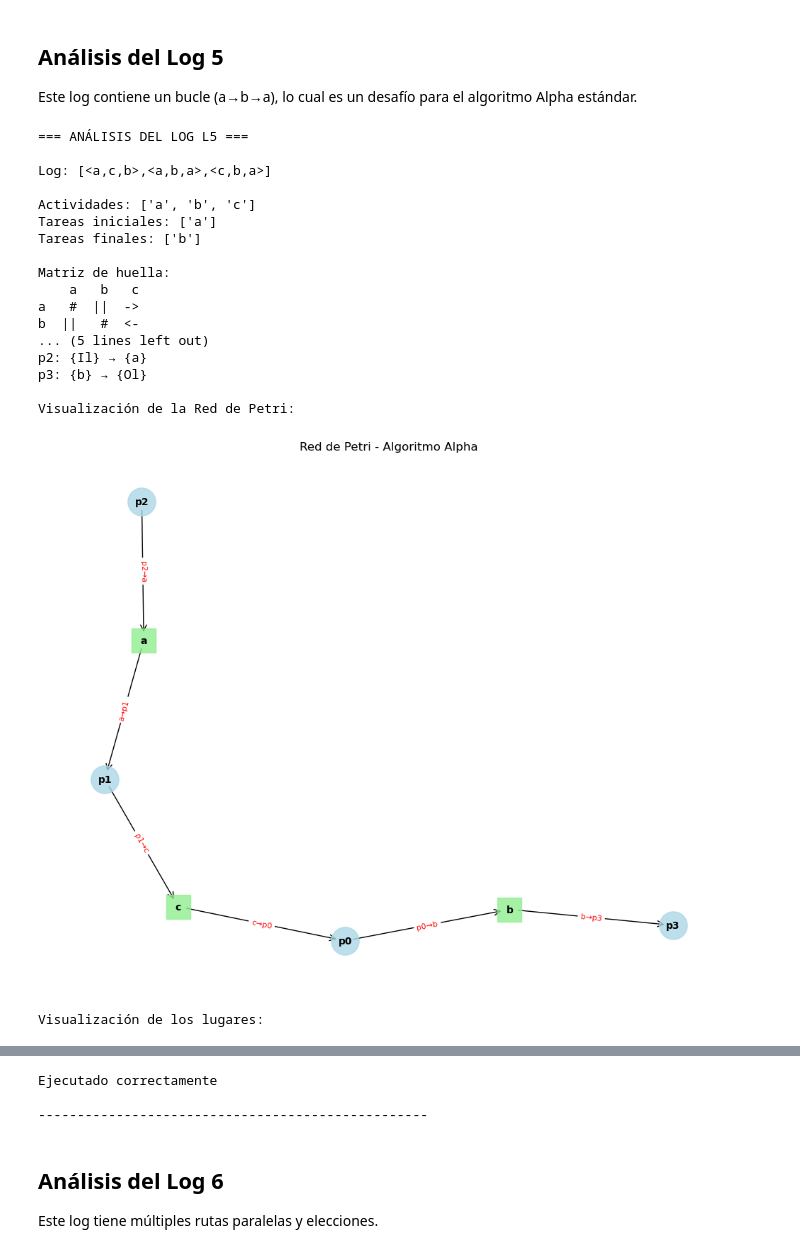
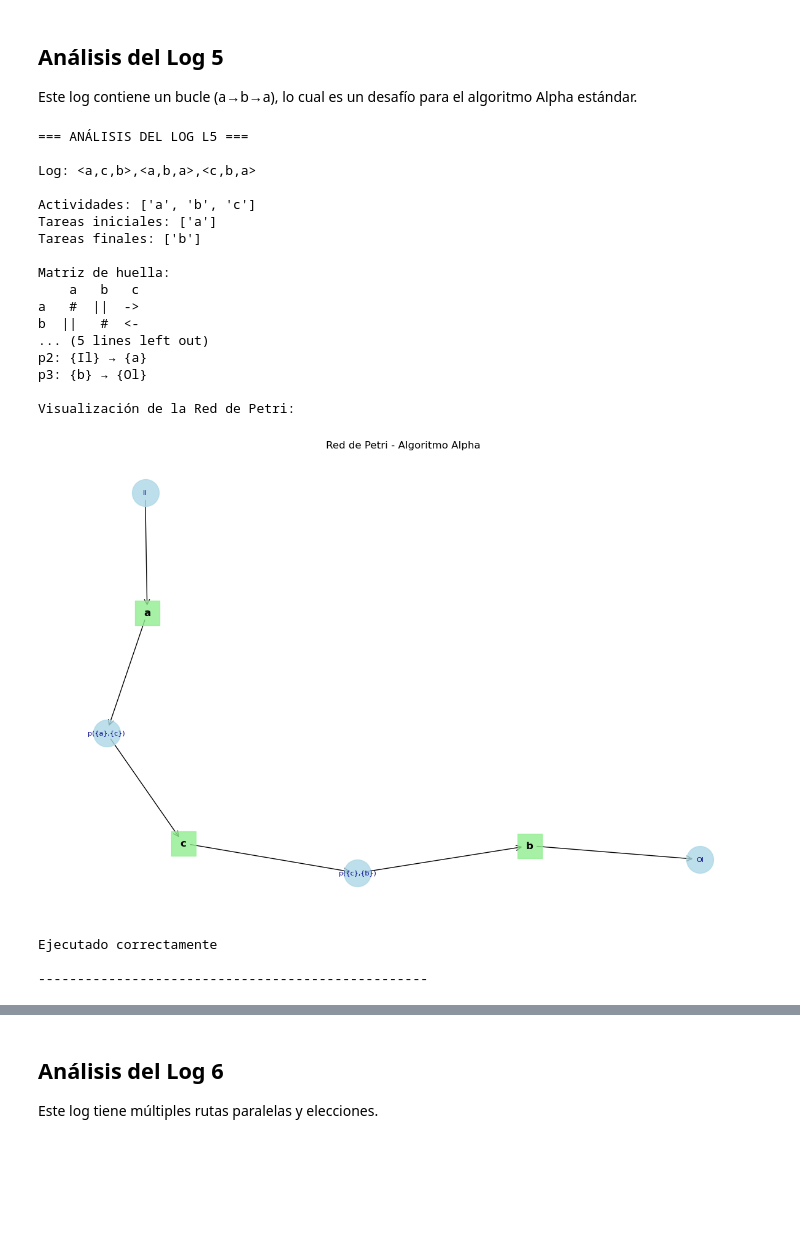
Before and after one commit to Danilo0125/Algoritmo-alpha, a Jupyter notebook: alpha_ejemplos.ipynb, the cells around one changed output, grey strips where cells are left out. Drawn from its saved outputs; the diff is of its cells as text; code cells hidden in the pictures; blank space fills up the shorter version.

Commit message:
🥲Visualizacion de redes petrinet

```diff
--- a/alpha_ejemplos.ipynb
+++ b/alpha_ejemplos.ipynb
@@ -51,12 +51,12 @@ def ejecutar_alpha(nombre_log, log):
                 display(petri_plot.figure)
                 plt.close()
 
-            print("\nVisualización de los lugares:")
-            places_plot = alpha.visualize_places()
-            if places_plot:
-                places_plot.tight_layout()
-                display(places_plot.figure)
-                plt.close()
+            # print("\nVisualización de los lugares:")
+            # places_plot = alpha.visualize_places()
+            # if places_plot:
+            #     places_plot.tight_layout()
+            #     display(places_plot.figure)
+            #     plt.close()
 
         print("\nEjecutado correctamente")
     except Exception as e:
@@ -213,25 +205,27 @@ Ejecutado correctamente
 ## Análisis del Log 5
 Este log contiene un bucle (a→b→a), lo cual es un desafío para el algoritmo Alpha estándar.
 # %%
-log5 = "[<a,c,b>,<a,b,a>,<c,b,a>]"
+log5 = "<a,c,b>,<a,b,a>,<c,b,a>"
 ejecutar_alpha("L5", log5)
 # %% [output]
 === ANÁLISIS DEL LOG L5 ===
 
-Log: [<a,c,b>,<a,b,a>,<c,b,a>]
+Log: <a,c,b>,<a,b,a>,<c,b,a>
 
 Actividades: ['a', 'b', 'c']
 Tareas iniciales: ['a']
 Tareas finales: ['b']
 
 Matriz de huella:
     a   b   c
 a   #  ||  ->
 b  ||   #  <-
 ... (5 lines left out)
 p2: {Il} → {a}
 p3: {b} → {Ol}
 
 Visualización de la Red de Petri:
-[figure, old version]
+[figure, new version]
-Visualización de los lugares:
+Ejecutado correctamente
+
+--------------------------------------------------
@@ -239,6 +232,3 @@ Visualización de los lugares:
-Ejecutado correctamente
-
---------------------------------------------------
 # %% [markdown]
 ## Análisis del Log 6
 Este log tiene múltiples rutas paralelas y elecciones.
```
Also changed, not shown: parts of 9 cells of this notebook, 2 other files.
